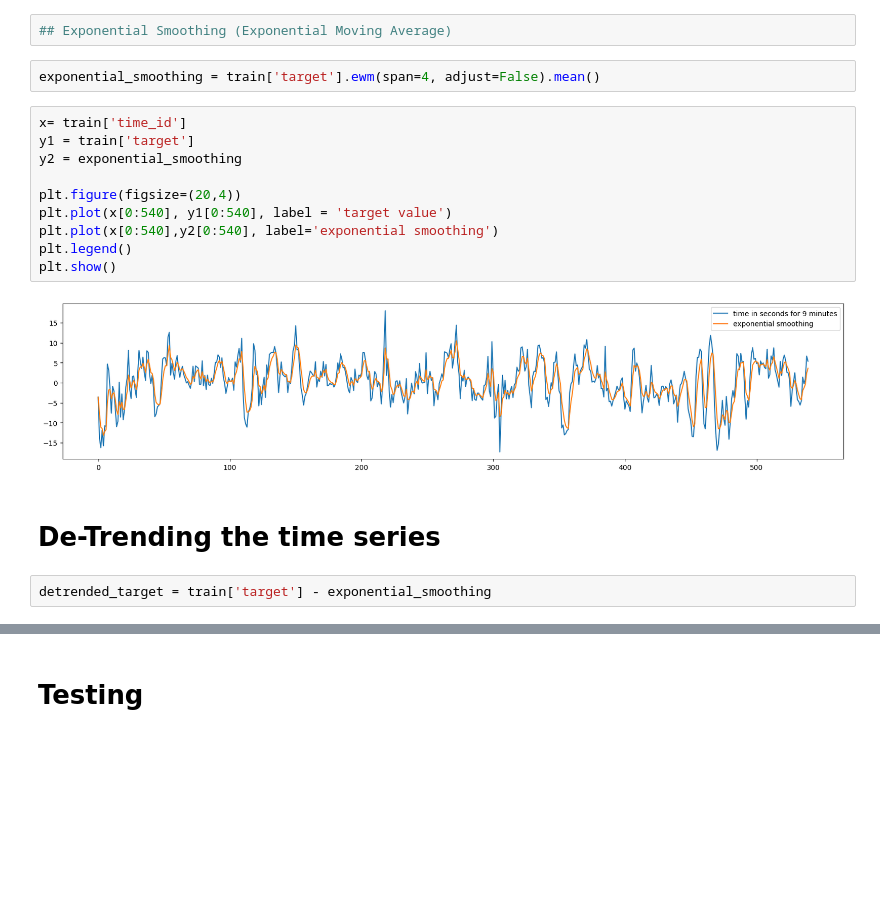
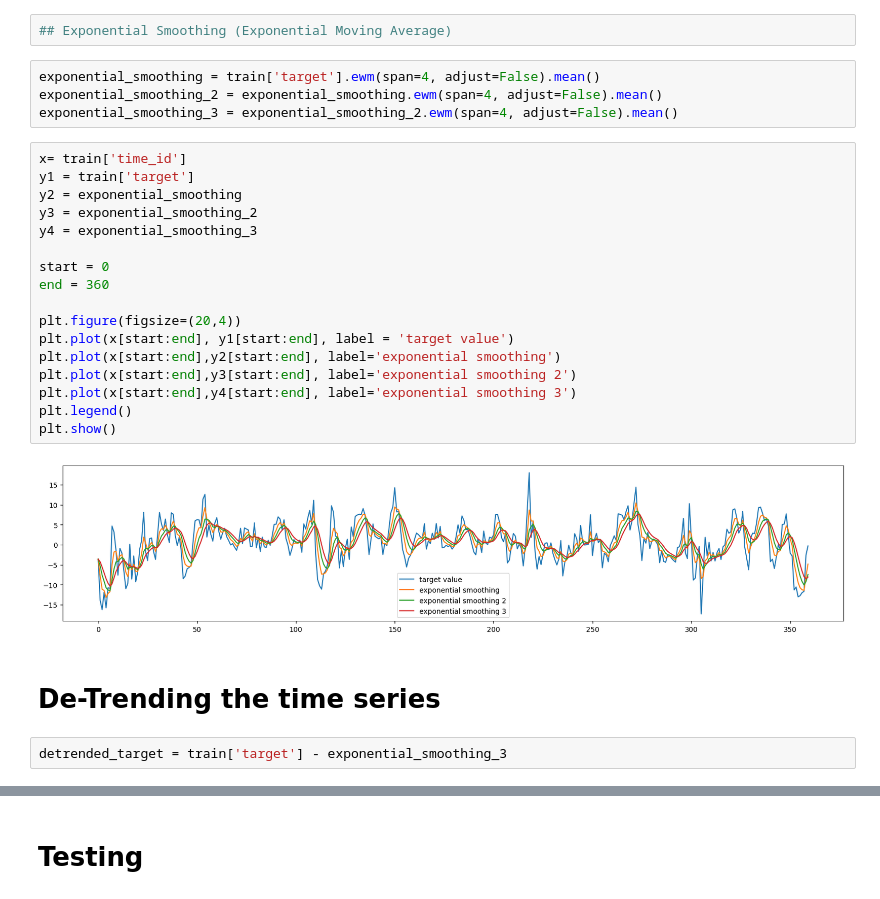
Before and after one commit to UNT-CSCE-Projects/US_stock_market_prediction, a Jupyter notebook: Optiver_Trading_at_the_close.ipynb, the cells around one changed output, grey strips where cells are left out. Saved outputs shown, nothing was run; the diff lists cells and outputs as text; blank space fills up the shorter version.

Commit message:
Added multiple Exponential Moving Average to improve stationary property

```diff
--- a/Optiver_Trading_at_the_close.ipynb
+++ b/Optiver_Trading_at_the_close.ipynb
@@ -136,22 +135,31 @@ plt.show()
 ## Exponential Smoothing (Exponential Moving Average)
 # %%
 exponential_smoothing = train['target'].ewm(span=4, adjust=False).mean()
+exponential_smoothing_2 = exponential_smoothing.ewm(span=4, adjust=False).mean()
+exponential_smoothing_3 = exponential_smoothing_2.ewm(span=4, adjust=False).mean()
 # %%
 x= train['time_id']
 y1 = train['target']
 y2 = exponential_smoothing
+y3 = exponential_smoothing_2
+y4 = exponential_smoothing_3
+
+start = 0
+end = 360
 
 plt.figure(figsize=(20,4))
-plt.plot(x[0:540], y1[0:540], label = 'target value')
-plt.plot(x[0:540],y2[0:540], label='exponential smoothing')
+plt.plot(x[start:end], y1[start:end], label = 'target value')
+plt.plot(x[start:end],y2[start:end], label='exponential smoothing')
+plt.plot(x[start:end],y3[start:end], label='exponential smoothing 2')
+plt.plot(x[start:end],y4[start:end], label='exponential smoothing 3')
 plt.legend()
 plt.show()
 # %% [output]
-[figure, old version]
+[figure, new version]
 # %% [markdown]
 # De-Trending the time series
 # %%
-detrended_target = train['target'] - exponential_smoothing
+detrended_target = train['target'] - exponential_smoothing_3
 # %%
 x= train['time_id']
 #y1 = train['target']
```
Also changed, not shown: parts of 7 cells of this notebook.
